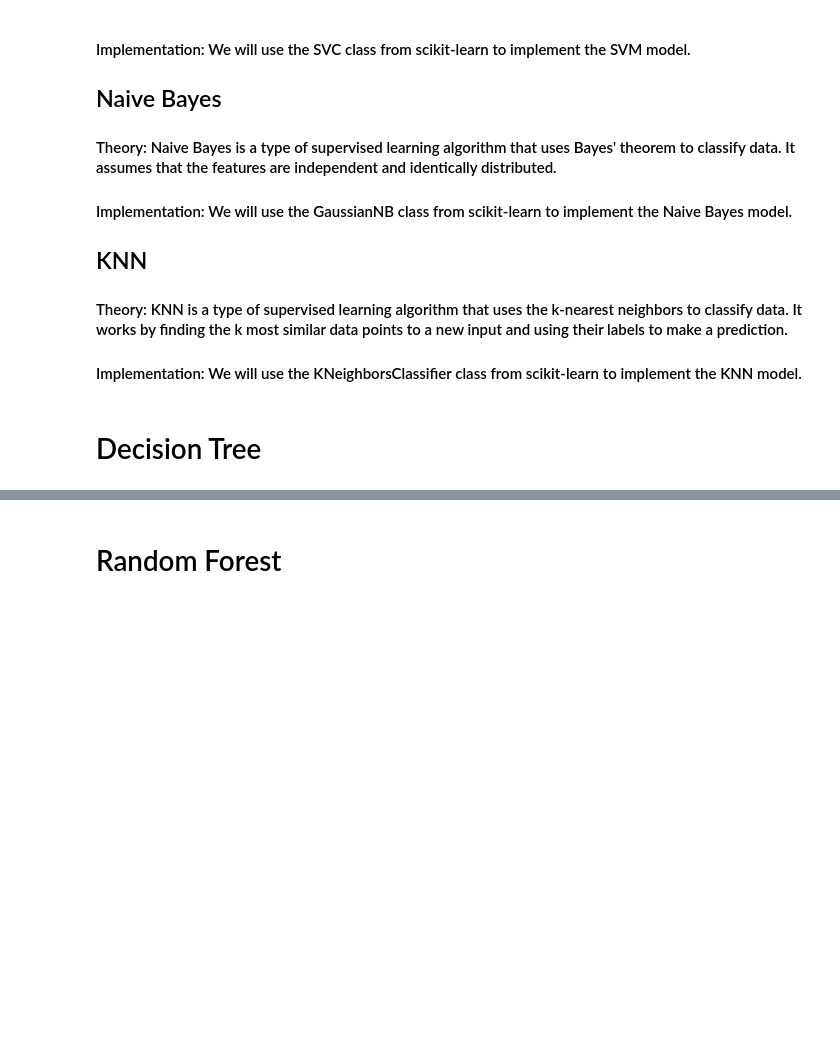
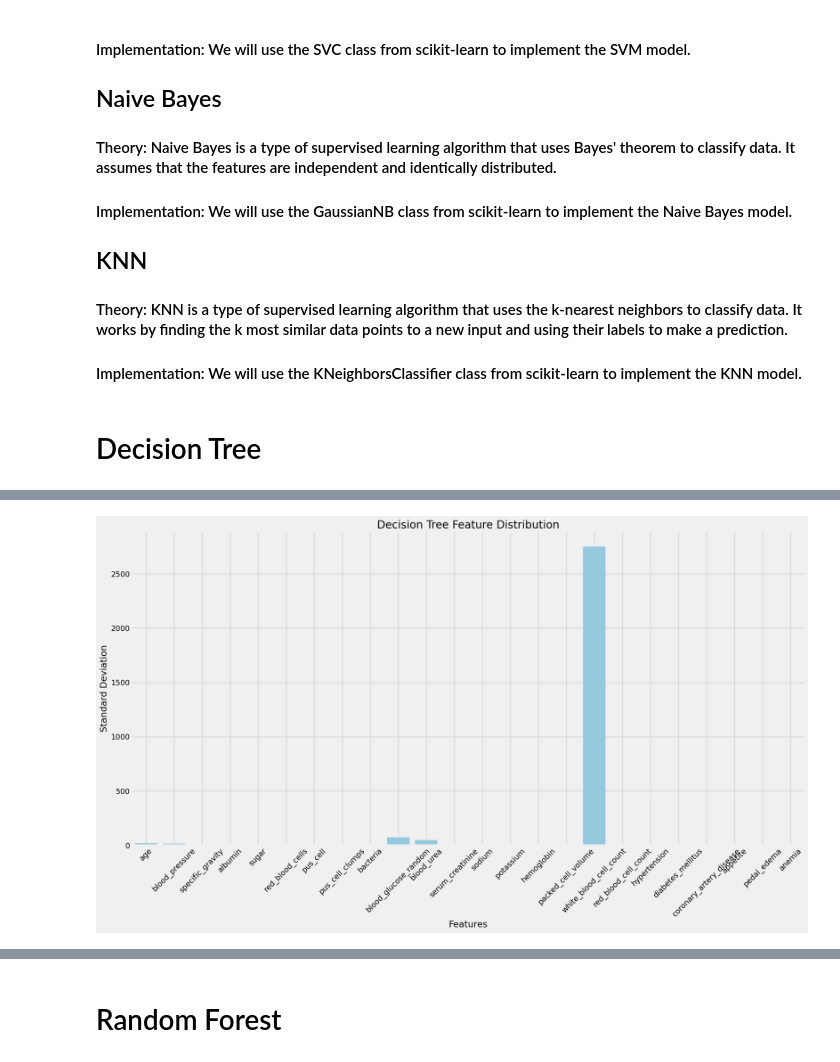
Before and after one commit to Bishwaprotapi/Chronic-kidney-disease-using-ML, a Jupyter notebook: Chronic kidney disease.ipynb, the cells around one changed output, grey strips where cells are left out. Saved outputs shown, nothing was run; the diff lists cells and outputs as text; code cells hidden in the pictures; blank space fills up the shorter version.

```diff
--- a/Chronic kidney disease.ipynb
+++ b/Chronic kidney disease.ipynb
@@ -647,3 +685,21 @@ weighted avg       0.97      0.97      0.97       120
+# %%
+import seaborn as sns
+import matplotlib.pyplot as plt
+
+# Assuming X_train is defined elsewhere in the notebook
+# If not, please define it before running this code
+
+# Plotting a bar chart to visualize the distribution of features for Decision Tree
+plt.figure(figsize=(20,10))
+sns.barplot(x=X_train.columns, y=X_train.std(axis=0), color='skyblue')
+plt.title('Decision Tree Feature Distribution')
+plt.xlabel('Features')
+plt.ylabel('Standard Deviation')
+plt.xticks(rotation=45)
+plt.grid(True)
+plt.show()
+# %% [output]
+[figure, added]
 # %%
 from sklearn.metrics import confusion_matrix, ConfusionMatrixDisplay
 
```
Also changed, not shown: parts of 25 cells of this notebook.
